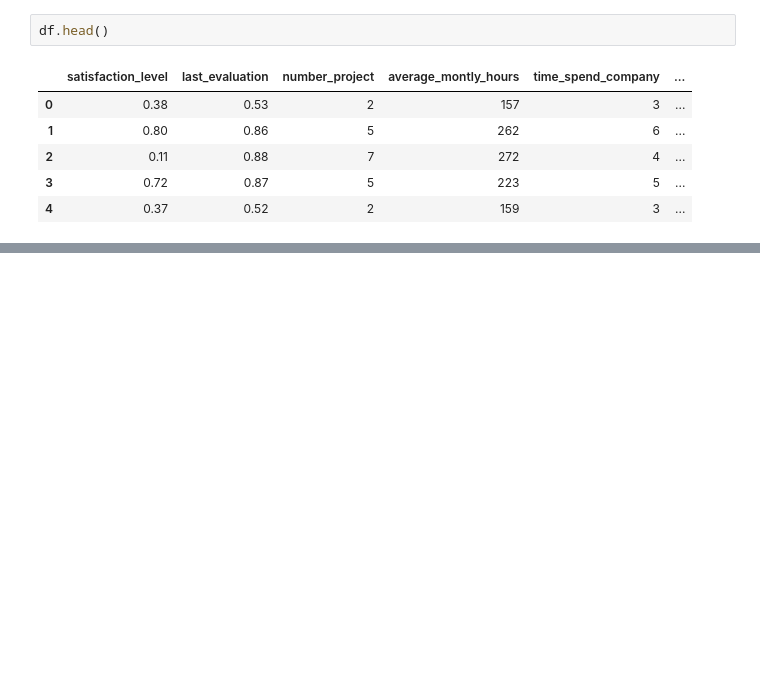
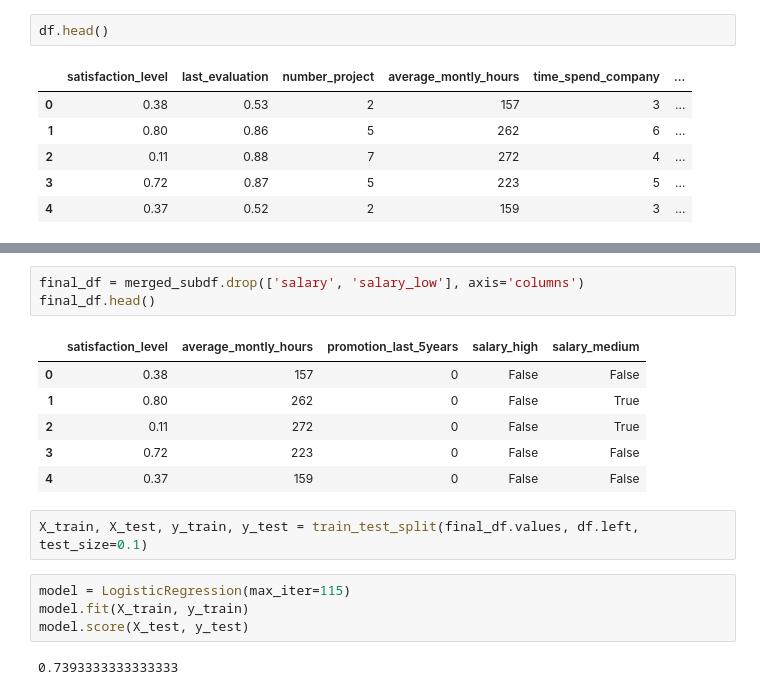
Before and after one commit to VladanT3/Machine_Learning, a Jupyter notebook: Logistic Regression/Binary Classification/Exercise/exercise.ipynb, the cells around one changed output, grey strips where cells are left out. Cells and saved outputs as stored; diff of their text form; blank space fills up the shorter version.

```diff
--- a/Logistic Regression/Binary Classification/Exercise/exercise.ipynb
+++ b/Logistic Regression/Binary Classification/Exercise/exercise.ipynb
@@ -104,0 +99,18 @@ THIS DATASET IS SHIT :)
+# %%
+final_df = merged_subdf.drop(['salary', 'salary_low'], axis='columns')
+final_df.head()
+# %% [output]
+|  | satisfaction_level | average_montly_hours | promotion_last_5years | salary_high | salary_medium |
+| 0 | 0.38 | 157 | 0 | False | False |
+| 1 | 0.80 | 262 | 0 | False | True |
+| 2 | 0.11 | 272 | 0 | False | True |
+| 3 | 0.72 | 223 | 0 | False | False |
+| 4 | 0.37 | 159 | 0 | False | False |
+# %%
+X_train, X_test, y_train, y_test = train_test_split(final_df.values, df.left, test_size=0.1)
+# %%
+model = LogisticRegression(max_iter=115)
+model.fit(X_train, y_train)
+model.score(X_test, y_test)
+# %% [output]
+0.7393333333333333
```
Also changed, not shown: parts of 24 cells of this notebook.
